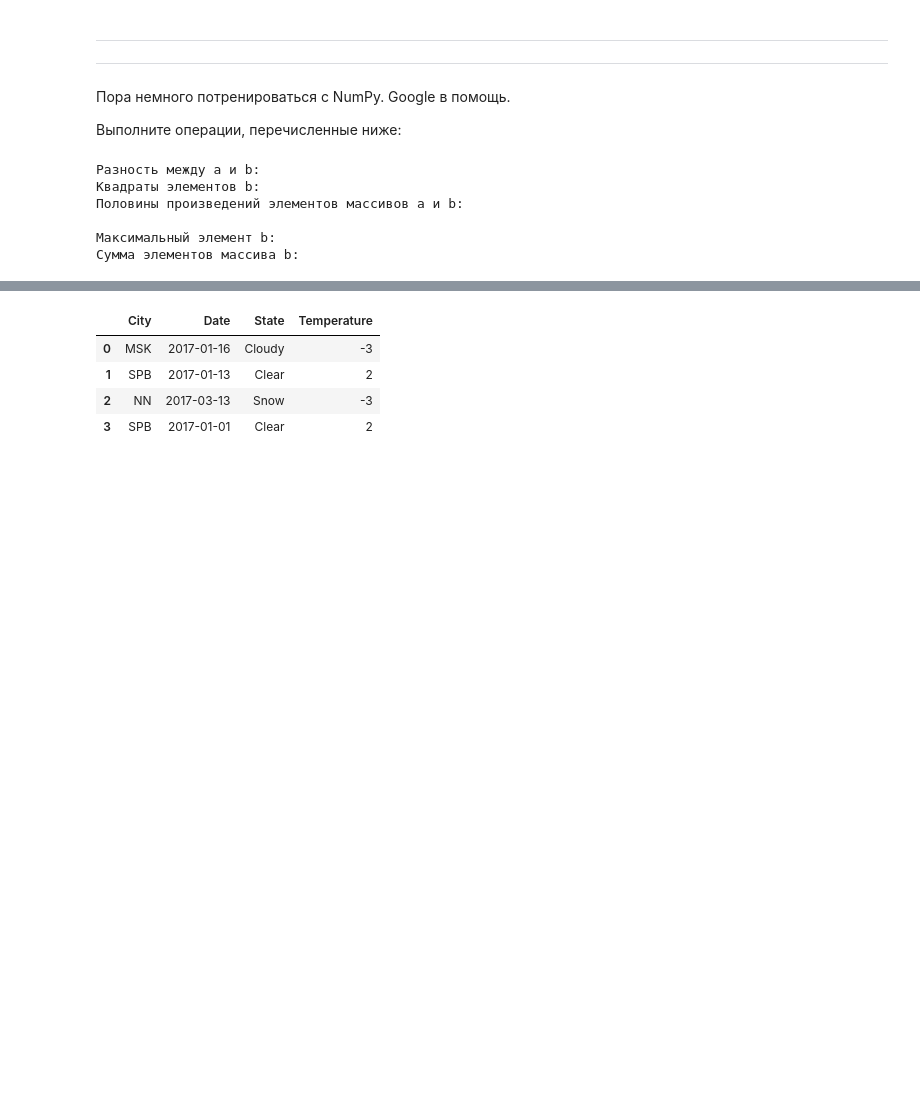
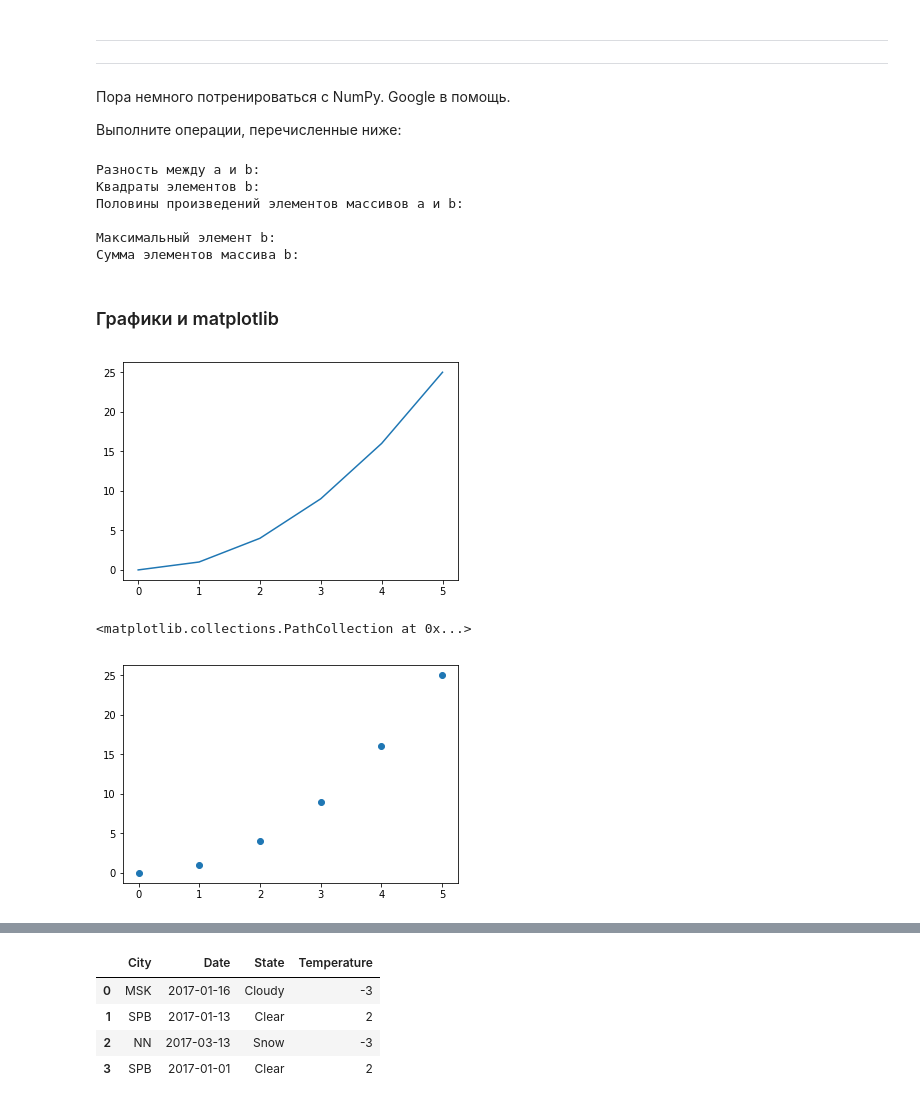
Before and after one commit to polyhex-sqr/data_analysis_international_relations, a Jupyter notebook: seminar1/python_intro.ipynb, the cells around one changed output, grey strips where cells are left out. Saved outputs shown, nothing was run; the diff lists cells and outputs as text; code cells hidden in the pictures; blank space fills up the shorter version.

Commit message:
added matplotlib brief intro

```diff
--- a/seminar1/python_intro.ipynb
+++ b/seminar1/python_intro.ipynb
@@ -476,3 +487,5 @@ print("Сумма элементов массива b:", # YOUR CODE
 
 Максимальный элемент b:
 Сумма элементов массива b:
+# %% [markdown]
+### Графики и matplotlib
@@ -478,0 +497,11 @@ print("Сумма элементов массива b:", # YOUR CODE
+# %%
+# линии
+plt.plot([0, 1, 2, 3, 4, 5], [0, 1, 4, 9, 16, 25])
+# после этой функции всё уже построенное отрисуется и начнётся новый график
+plt.show()
+# точки
+plt.scatter([0, 1, 2, 3, 4, 5], [0, 1, 4, 9, 16, 25])
+# %% [output]
+[figure, added]
+<matplotlib.collections.PathCollection at 0x...>
+[figure, added]
```
Also changed, not shown: parts of 14 cells of this notebook.
